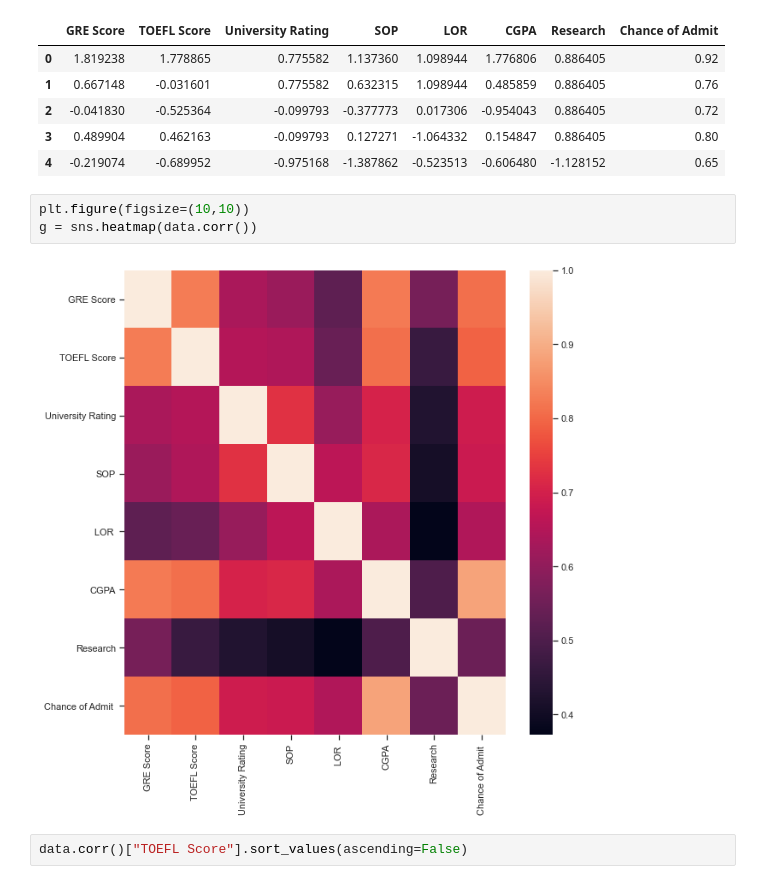
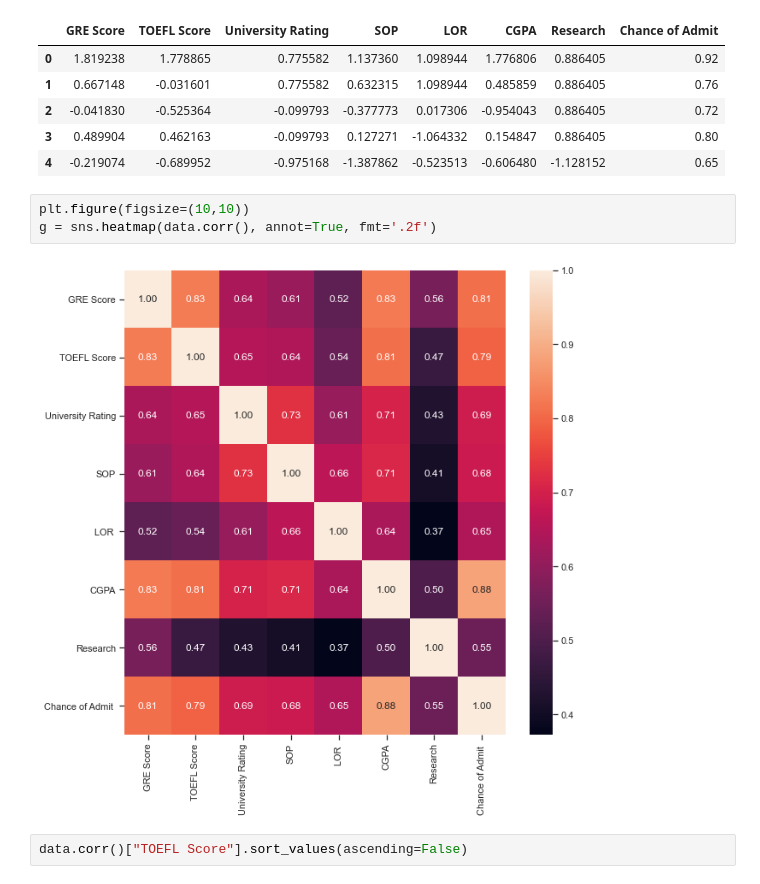
Before and after one commit to BorisKoz/TMO, a Jupyter notebook: Lab4/Lab4.ipynb, the cells around one changed output. Drawn from its saved outputs; the diff is of its cells as text.

```diff
--- a/Lab4/Lab4.ipynb
+++ b/Lab4/Lab4.ipynb
@@ -71,9 +71,9 @@ data.head()
 | 4 | -0.219074 | -0.689952 | -0.975168 | -1.387862 | -0.523513 | -0.606480 | -1.128152 | 0.65 |
 # %%
 plt.figure(figsize=(10,10))
-g = sns.heatmap(data.corr())
+g = sns.heatmap(data.corr(), annot=True, fmt='.2f')
 # %% [output]
-[figure, old version]
+[figure, new version]
 # %%
 data.corr()["TOEFL Score"].sort_values(ascending=False)
 # %% [output]
```
Also changed, not shown: parts of 7 cells of this notebook, 10 other files.
